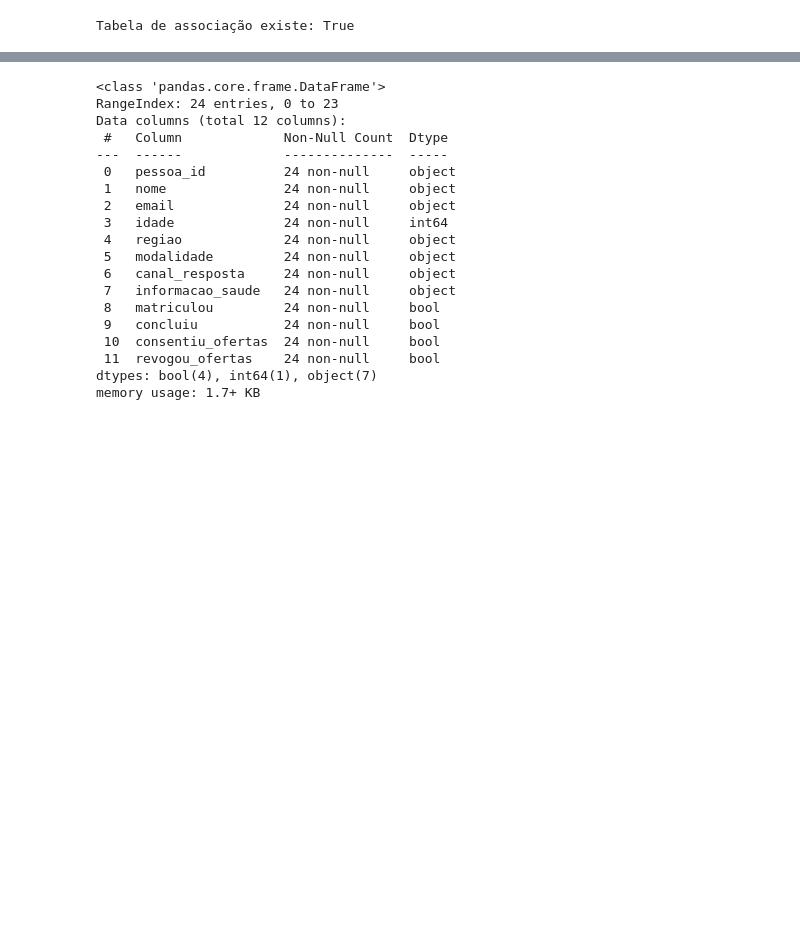
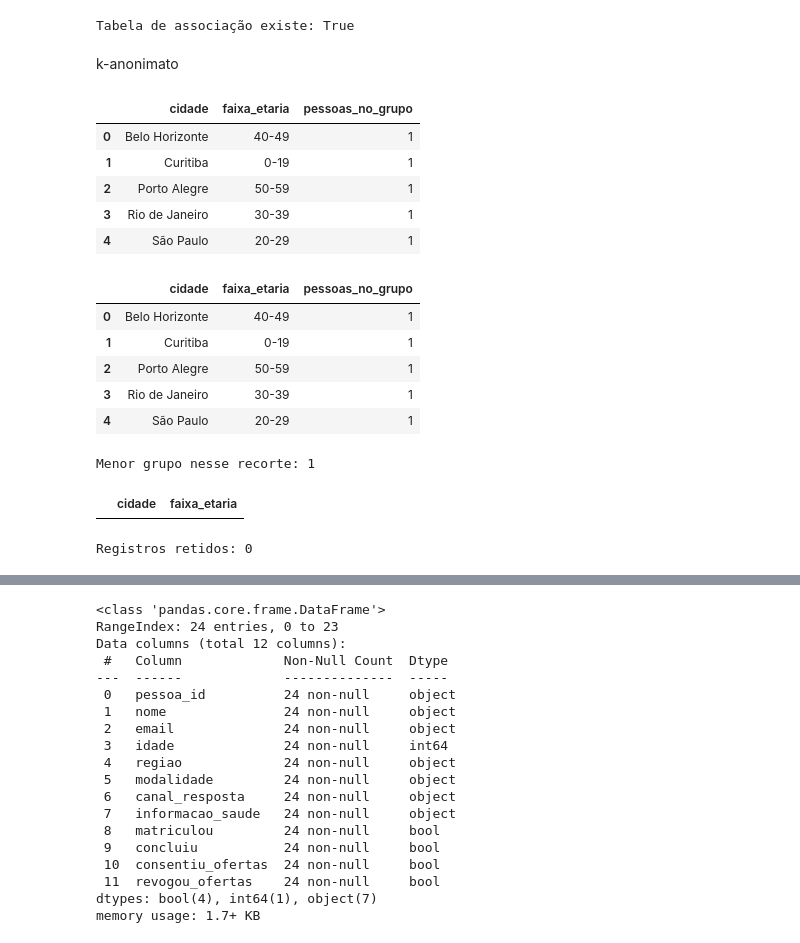
Before and after one commit to Visualizacao-Dados-BI-T3/mod2-visualizacao-dados, a Jupyter notebook: ml_e_vieses/tecnicas_anonimizacao.ipynb, the cells around one changed output, grey strips where cells are left out. Saved outputs shown, nothing was run; the diff lists cells and outputs as text; code cells hidden in the pictures; blank space fills up the shorter version.

Commit message:
feat: Adicionando k-anonimato às técnicas de anonimização

```diff
--- a/ml_e_vieses/tecnicas_anonimizacao.ipynb
+++ b/ml_e_vieses/tecnicas_anonimizacao.ipynb
@@ -233,6 +233,46 @@ print("Tabela de associação existe:", not associacao_restrita.empty)
 | 3 | 740cfb8593b74a868ee66cf4eb800dd9 | Curitiba | Monitor | 800.0 |
 | 4 | 76929f84e8cf4d39a57dbe1fbb27f611 | Porto Alegre | Teclado Mecânico | 250.0 |
 Tabela de associação existe: True
+# %% [markdown]
+k-anonimato
+# %%
+quase_identificadores = ["cidade", "faixa_etaria"]
+contagens = (
+    idade_mascarada.groupby(quase_identificadores, observed=True, dropna=False)
+    .size().reset_index(name="pessoas_no_grupo")
+)
+k = 3
+display(contagens)
+display(contagens[contagens["pessoas_no_grupo"] < k])
+print("Menor grupo nesse recorte:", contagens["pessoas_no_grupo"].min())
+# %% [output]
+|  | cidade | faixa_etaria | pessoas_no_grupo |
+| 0 | Belo Horizonte | 40-49 | 1 |
+| 1 | Curitiba | 0-19 | 1 |
+| 2 | Porto Alegre | 50-59 | 1 |
+| 3 | Rio de Janeiro | 30-39 | 1 |
+| 4 | São Paulo | 20-29 | 1 |
+|  | cidade | faixa_etaria | pessoas_no_grupo |
+| 0 | Belo Horizonte | 40-49 | 1 |
+| 1 | Curitiba | 0-19 | 1 |
+| 2 | Porto Alegre | 50-59 | 1 |
+| 3 | Rio de Janeiro | 30-39 | 1 |
+| 4 | São Paulo | 20-29 | 1 |
+Menor grupo nesse recorte: 1
+# %%
+saida_quase_identificadores = (
+    idade_mascarada[quase_identificadores]
+    .merge(contagens, on=quase_identificadores, validate="many_to_one")
+)
+saida_quase_identificadores = saida_quase_identificadores.loc[
+    saida_quase_identificadores["pessoas_no_grupo"] >= k,
+    quase_identificadores
+].copy()
+display(saida_quase_identificadores)
+print("Registros retidos:", len(saida_quase_identificadores))
+# %% [output]
+|  | cidade | faixa_etaria |
+Registros retidos: 0
 # %%
 import pandas as pd
 from IPython.display import display
```
